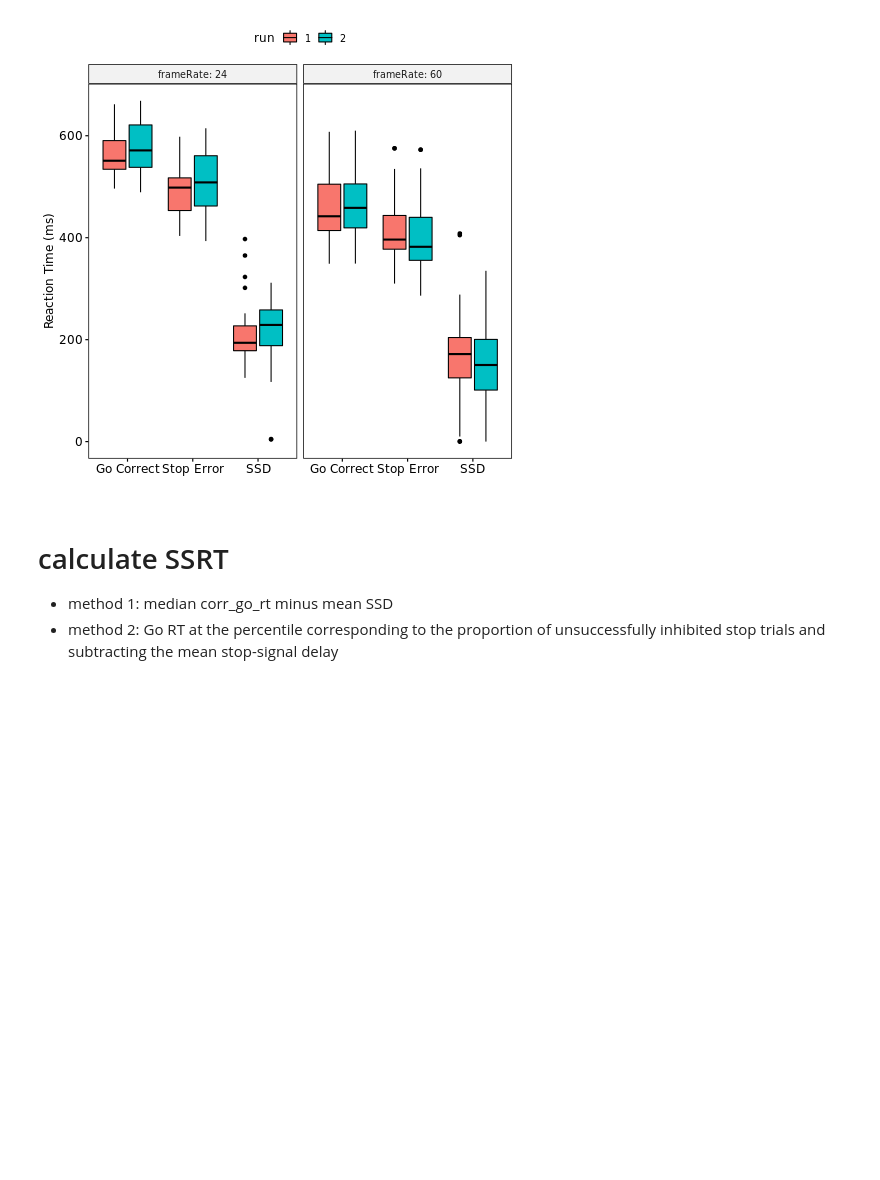
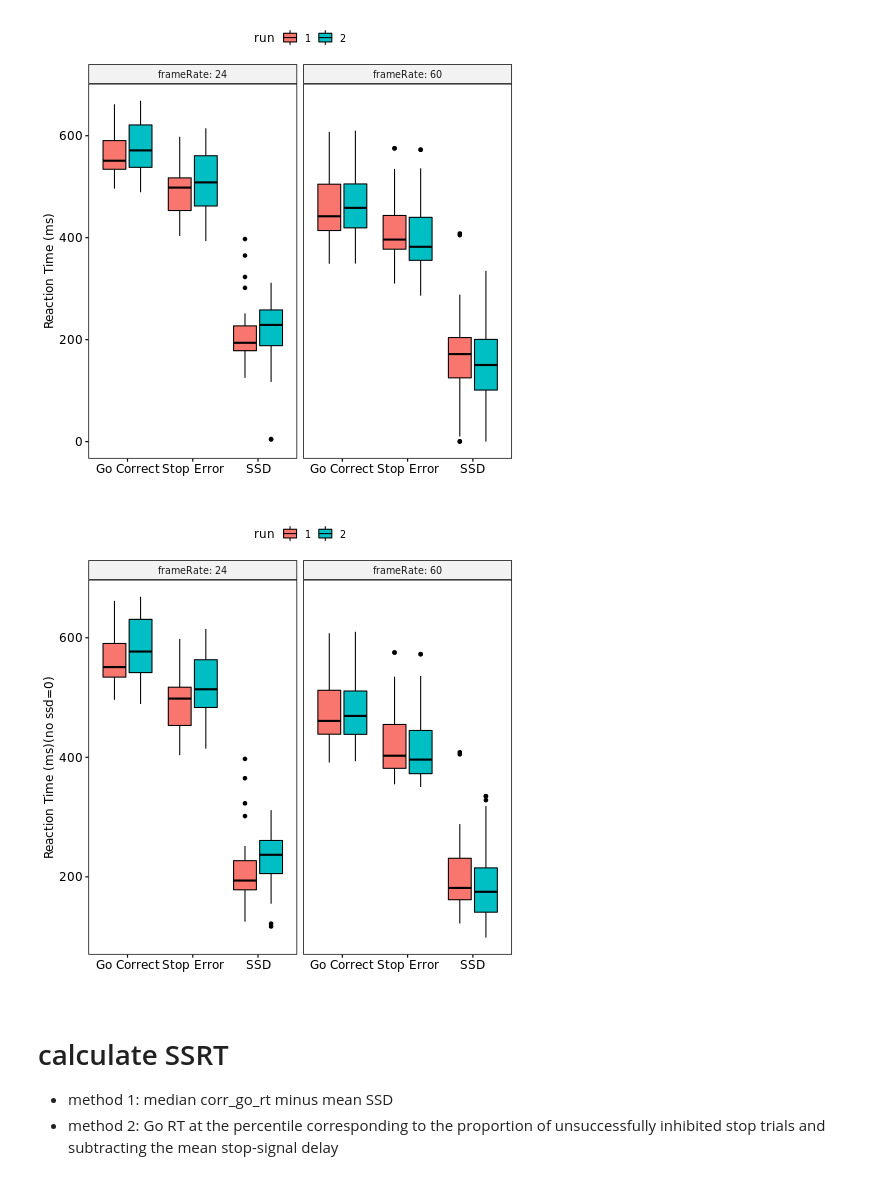
Before and after one commit to tbweng/ULG, a Jupyter notebook: analyses/ULG_fMRI-task_bdata_R.ipynb, the cells around one changed output. Cells and saved outputs as stored; diff of their text form; code cells hidden in the pictures; blank space fills up the shorter version.

```diff
--- a/analyses/ULG_fMRI-task_bdata_R.ipynb
+++ b/analyses/ULG_fMRI-task_bdata_R.ipynb
@@ -170,6 +190,16 @@ SST_rt %>%
     scale_x_discrete(labels = c('Go Correct','Stop Error', 'SSD'))
 # %% [output]
 [figure]
+# %%
+%%R
+# filter out SSD = 0
+
+SST_rt_filt %>%
+  group_by(condition, run) %>%
+  ggboxplot(., "condition", "value", fill = "run", ylab = "Reaction Time (ms)(no ssd=0)", xlab = "", facet.by = "frameRate", short.panel.labs = FALSE) +
+    scale_x_discrete(labels = c('Go Correct','Stop Error', 'SSD'))
+# %% [output]
+[figure, added]
 # %% [markdown]
 # calculate SSRT
 - method 1: median corr_go_rt minus mean SSD
```
Also changed, not shown: parts of 13 cells of this notebook.
